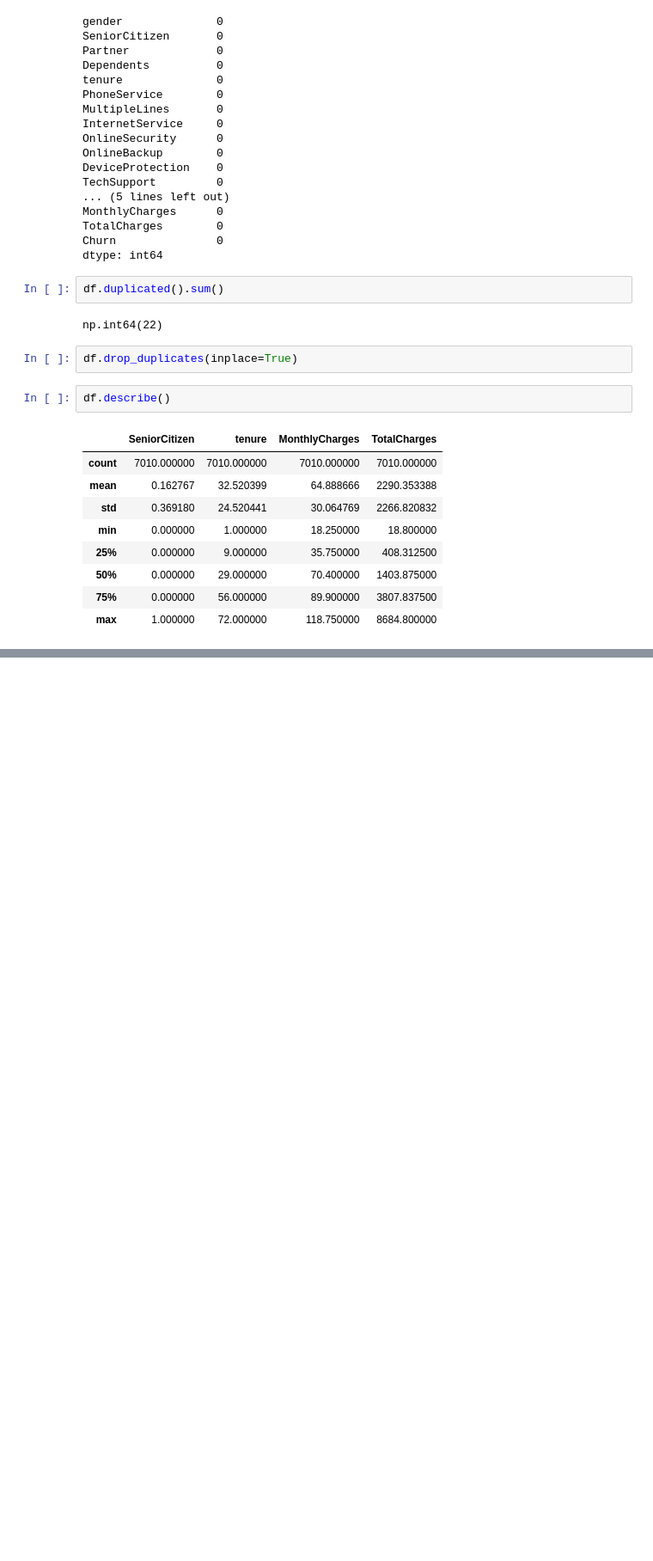
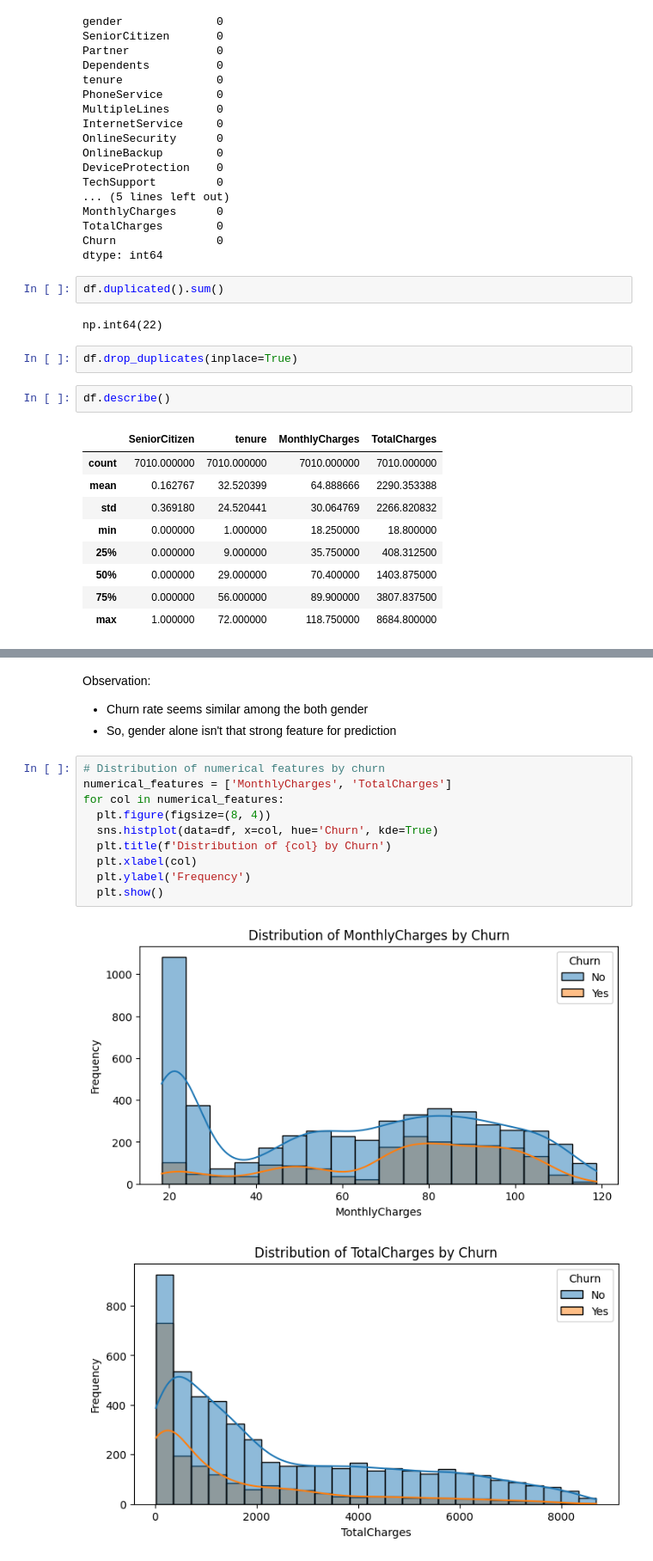
Before and after one commit to Rojin-Dhami/Customer_churn_prediction_model, a Jupyter notebook: Churn_predictor.ipynb, the cells around one changed output, grey strips where cells are left out. Shown: that part at 86% size. Drawn from its saved outputs; the diff is of its cells as text; blank space fills up the shorter version.

```diff
--- a/Churn_predictor.ipynb
+++ b/Churn_predictor.ipynb
@@ -101,0 +148,17 @@ df.describe()
+# %% [markdown]
+Observation:
+- Churn rate seems similar among the both gender
+- So, gender alone isn't that strong feature for prediction
+# %%
+# Distribution of numerical features by churn
+numerical_features = ['MonthlyCharges', 'TotalCharges']
+for col in numerical_features:
+  plt.figure(figsize=(8, 4))
+  sns.histplot(data=df, x=col, hue='Churn', kde=True)
+  plt.title(f'Distribution of {col} by Churn')
+  plt.xlabel(col)
+  plt.ylabel('Frequency')
+  plt.show()
+# %% [output]
+[figure, added]
+[figure, added]
```
Also changed, not shown: parts of 8 cells of this notebook.
